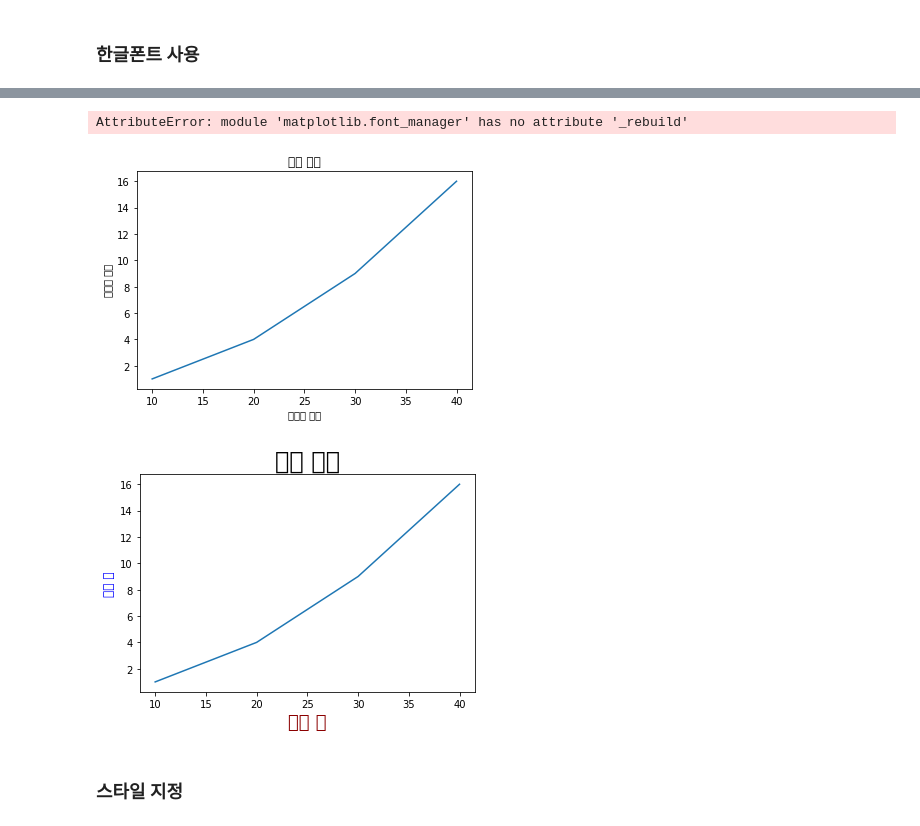
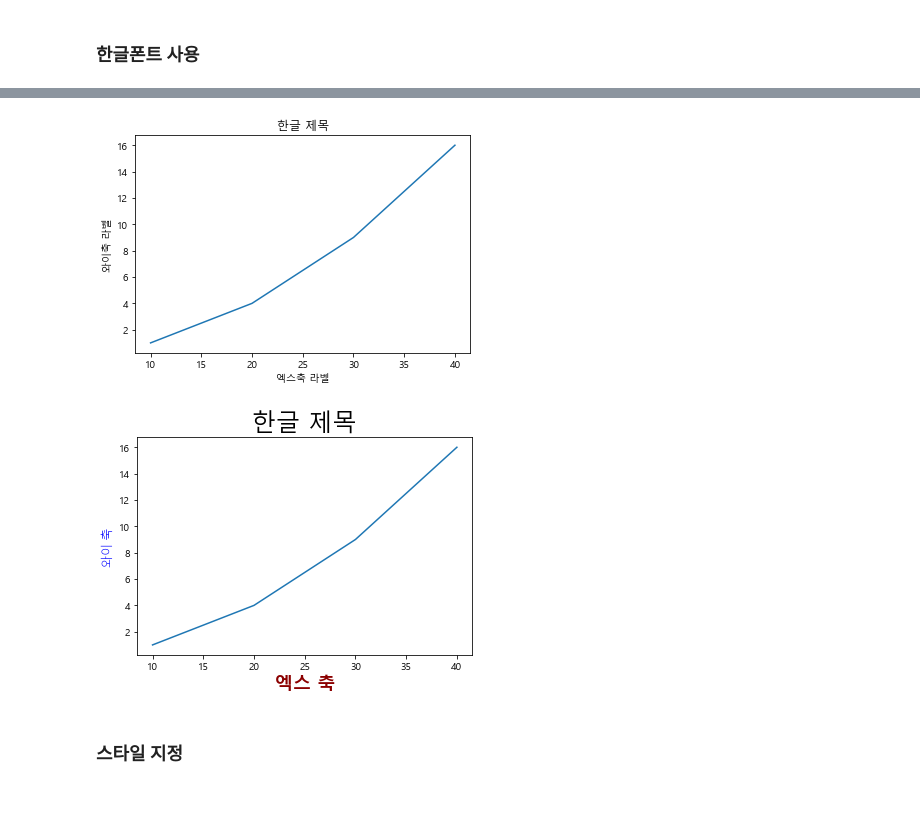
Before and after one commit to Jung-jieun/numpy-pandas, a Jupyter notebook: 5.1 시각화 패키지 Matplotlib 소개.ipynb, the cells around one changed output, grey strips where cells are left out. Cells and saved outputs as stored; diff of their text form; code cells hidden in the pictures; blank space fills up the shorter version.

```diff
--- a/5.1 시각화 패키지 Matplotlib 소개.ipynb
+++ b/5.1 시각화 패키지 Matplotlib 소개.ipynb
@@ -42,7 +35,0 @@ SyntaxError: invalid syntax (Temp/ipykernel_20332/3390171840.py, line 1)
-# %%
-import matplotlib.font_manager
-
-matplotlib.font_manager._rebuild()
-sorted([f.name for f in matplotlib.font_manager.fontManager.ttflist if f.name.startswith("Nanum")])
-# %% [output]
-AttributeError: module 'matplotlib.font_manager' has no attribute '_rebuild'
@@ -49,6 +38,6 @@ AttributeError: module 'matplotlib.font_manager' has no attribute '_rebuild'
 # %%
 # 폰트 설정
-mpl.rc('font', family='NanumGothic')
+mpl.rc('font', family='Malgun Gothic')
 # 유니코드에서  음수 부호설정
 mpl.rc('axes', unicode_minus=False)
 # %%
@@ -58,22 +47,22 @@ plt.xlabel('엑스축 라벨')
 plt.ylabel('와이축 라벨')
 plt.show()
 # %% [output]
-[figure, old version]
+[figure, new version]
 # %%
-font1 = {'family': 'NanumMyeongjo', 'size': 24,
+font1 = {'family': 'Malgun Gothic', 'size': 24,
          'color':  'black'}
-font2 = {'family': 'NanumBarunpen', 'size': 18, 'weight': 'bold',
+font2 = {'family': 'Malgun Gothic', 'size': 18, 'weight': 'bold',
          'color':  'darkred'}
-font3 = {'family': 'NanumBarunGothic', 'size': 12, 'weight': 'light',
+font3 = {'family': 'Malgun Gothic', 'size': 12, 'weight': 'light',
          'color':  'blue'}
 
 plt.plot([10, 20, 30, 40], [1, 4, 9, 16])
 plt.title('한글 제목', fontdict=font1)
 plt.xlabel('엑스 축', fontdict=font2)
 plt.ylabel('와이 축', fontdict=font3)
 plt.show()
 # %% [output]
-[figure, old version]
+[figure, new version]
 # %% [markdown]
 ### 스타일 지정
 # %%
```
Also changed, not shown: parts of 5 cells of this notebook.
